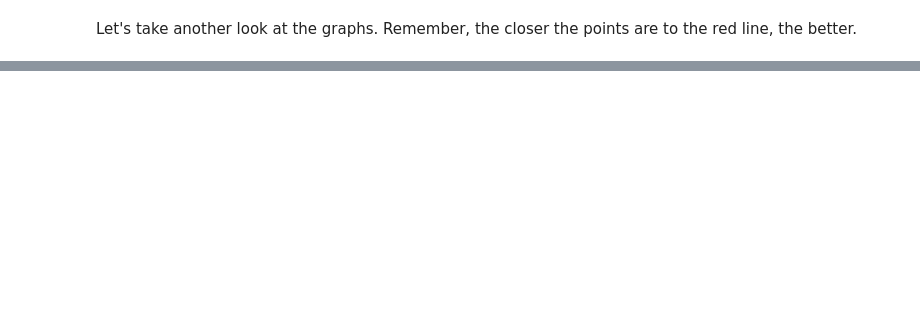
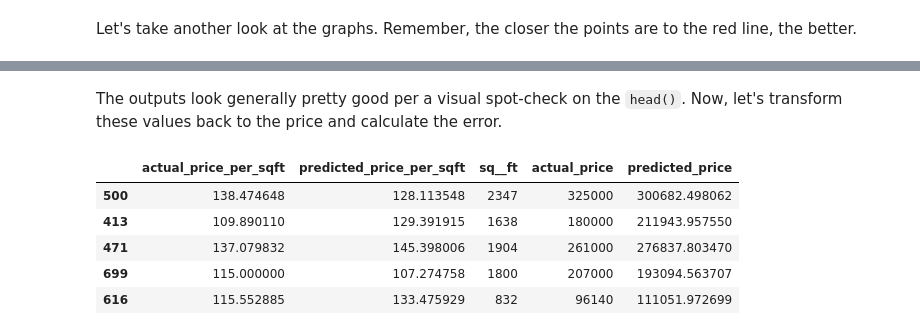
Before and after one commit to schledererj/cs6340-project-2, a Jupyter notebook: CS6340_Lab_2.ipynb, the cells around one changed output, grey strips where cells are left out. Cells and saved outputs as stored; diff of their text form; code cells hidden in the pictures; blank space fills up the shorter version.

```diff
--- a/CS6340_Lab_2.ipynb
+++ b/CS6340_Lab_2.ipynb
@@ -397,0 +451,14 @@ A quick visual inspection shows that both plots have fewer points farther away f
+# %% [markdown]
+The outputs look generally pretty good per a visual spot-check on the `head()`. Now, let's transform these values back to the price and calculate the error.
+# %%
+testing_prices_per_sqft_actual_predict['sq__ft'] = testing_sqft
+testing_prices_per_sqft_actual_predict['actual_price'] = testing_prices
+testing_prices_per_sqft_actual_predict['predicted_price'] = testing_prices_per_sqft_actual_predict['predicted_price_per_sqft'] * testing_prices_per_sqft_actual_predict['sq__ft']
+testing_prices_per_sqft_actual_predict.head()
+# %% [output]
+|  | actual_price_per_sqft | predicted_price_per_sqft | sq__ft | actual_price | predicted_price |
+| 500 | 138.474648 | 128.113548 | 2347 | 325000 | 300682.498062 |
+| 413 | 109.890110 | 129.391915 | 1638 | 180000 | 211943.957550 |
+| 471 | 137.079832 | 145.398006 | 1904 | 261000 | 276837.803470 |
+| 699 | 115.000000 | 107.274758 | 1800 | 207000 | 193094.563707 |
+| 616 | 115.552885 | 133.475929 | 832 | 96140 | 111051.972699 |
```
Also changed, not shown: parts of 19 cells of this notebook.
